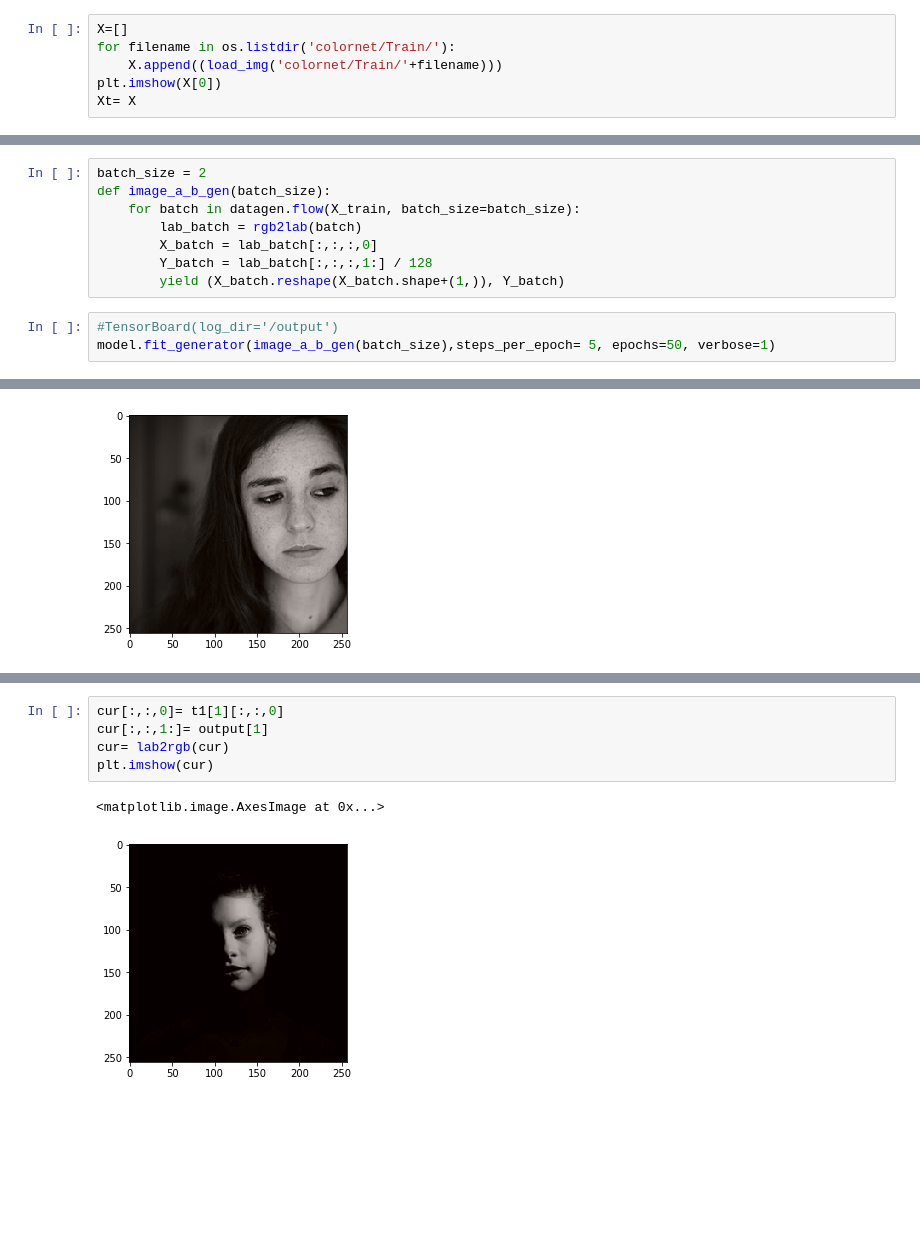
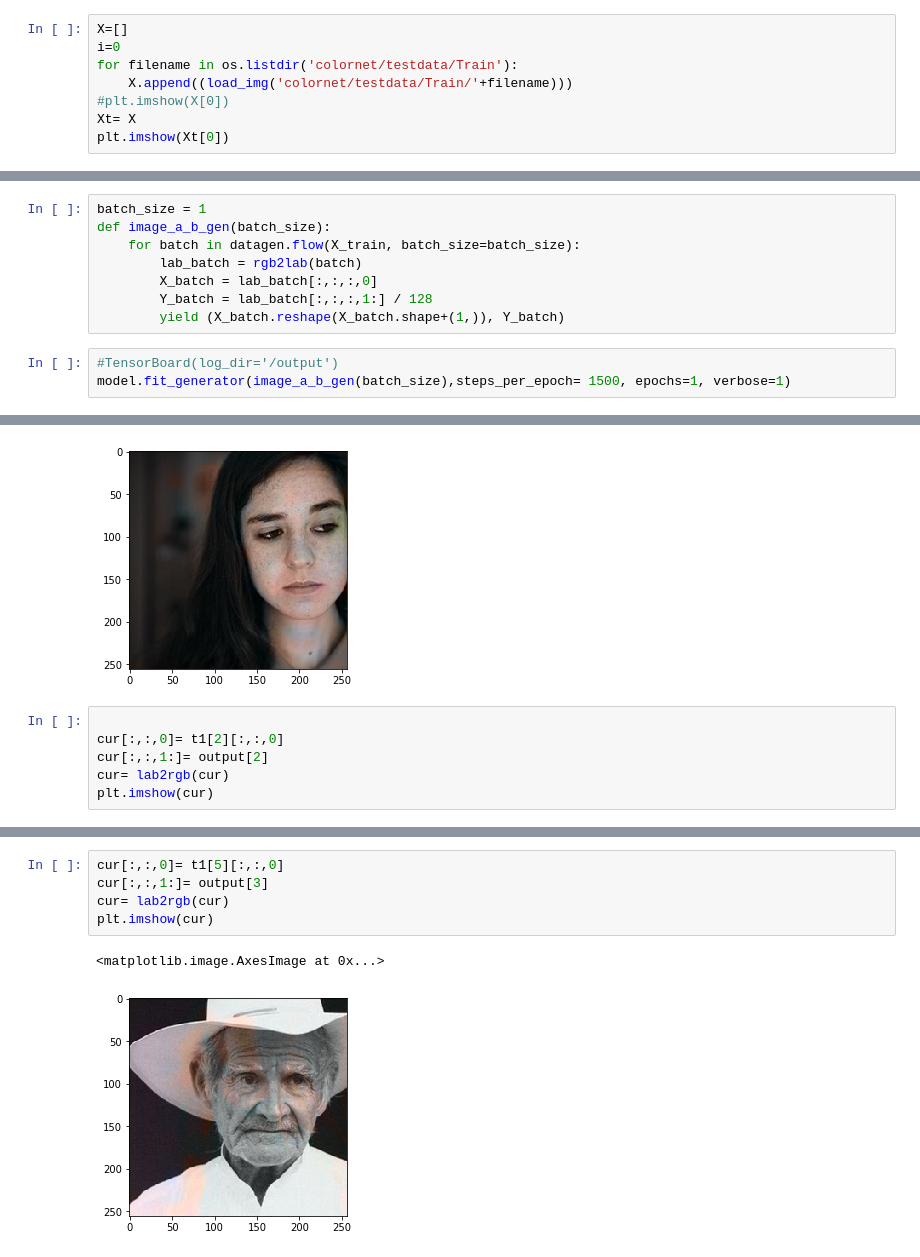
Before and after one commit to mansi1710/AI-image-colorization, a Jupyter notebook: Code/Beta-Version/Beta-Version.ipynb, the cells around one changed output, grey strips where cells are left out. Drawn from its saved outputs; the diff is of its cells as text; blank space fills up the shorter version.

Commit message:
beta-model results

```diff
--- a/Code/Beta-Version/Beta-Version.ipynb
+++ b/Code/Beta-Version/Beta-Version.ipynb
@@ -19,7 +17,9 @@ Using TensorFlow backend.
 # %%
 X=[]
-for filename in os.listdir('colornet/Train/'):
-    X.append((load_img('colornet/Train/'+filename)))
-plt.imshow(X[0])
+i=0
+for filename in os.listdir('colornet/testdata/Train'):
+    X.append((load_img('colornet/testdata/Train/'+filename)))
+#plt.imshow(X[0])
 Xt= X
+plt.imshow(Xt[0])
 # %% [output]
@@ -65,7 +70,7 @@ datagen = ImageDataGenerator(
         rotation_range=20,
         horizontal_flip=True)
 # %%
-batch_size = 2
+batch_size = 1
 def image_a_b_gen(batch_size):
     for batch in datagen.flow(X_train, batch_size=batch_size):
         lab_batch = rgb2lab(batch)
@@ -74,5 +79,5 @@ def image_a_b_gen(batch_size):
         yield (X_batch.reshape(X_batch.shape+(1,)), Y_batch)
 # %%
 #TensorBoard(log_dir='/output')
-model.fit_generator(image_a_b_gen(batch_size),steps_per_epoch= 5, epochs=50, verbose=1)
+model.fit_generator(image_a_b_gen(batch_size),steps_per_epoch= 1500, epochs=1, verbose=1)
 # %% [output]
@@ -130,3 +120,9 @@ plt.imshow(cur)
 # %% [output]
 <matplotlib.image.AxesImage at 0x...>
 [figure]
+# %%
+
+cur[:,:,0]= t1[2][:,:,0]
+cur[:,:,1:]= output[2]
+cur= lab2rgb(cur)
+plt.imshow(cur)
@@ -133,8 +132,8 @@ plt.imshow(cur)
 # %%
-cur[:,:,0]= t1[1][:,:,0]
-cur[:,:,1:]= output[1]
+cur[:,:,0]= t1[5][:,:,0]
+cur[:,:,1:]= output[3]
 cur= lab2rgb(cur)
 plt.imshow(cur)
 # %% [output]
 <matplotlib.image.AxesImage at 0x...>
-[figure, old version]
+[figure, new version]
```
Also changed, not shown: parts of 7 cells of this notebook, 8 other files.
